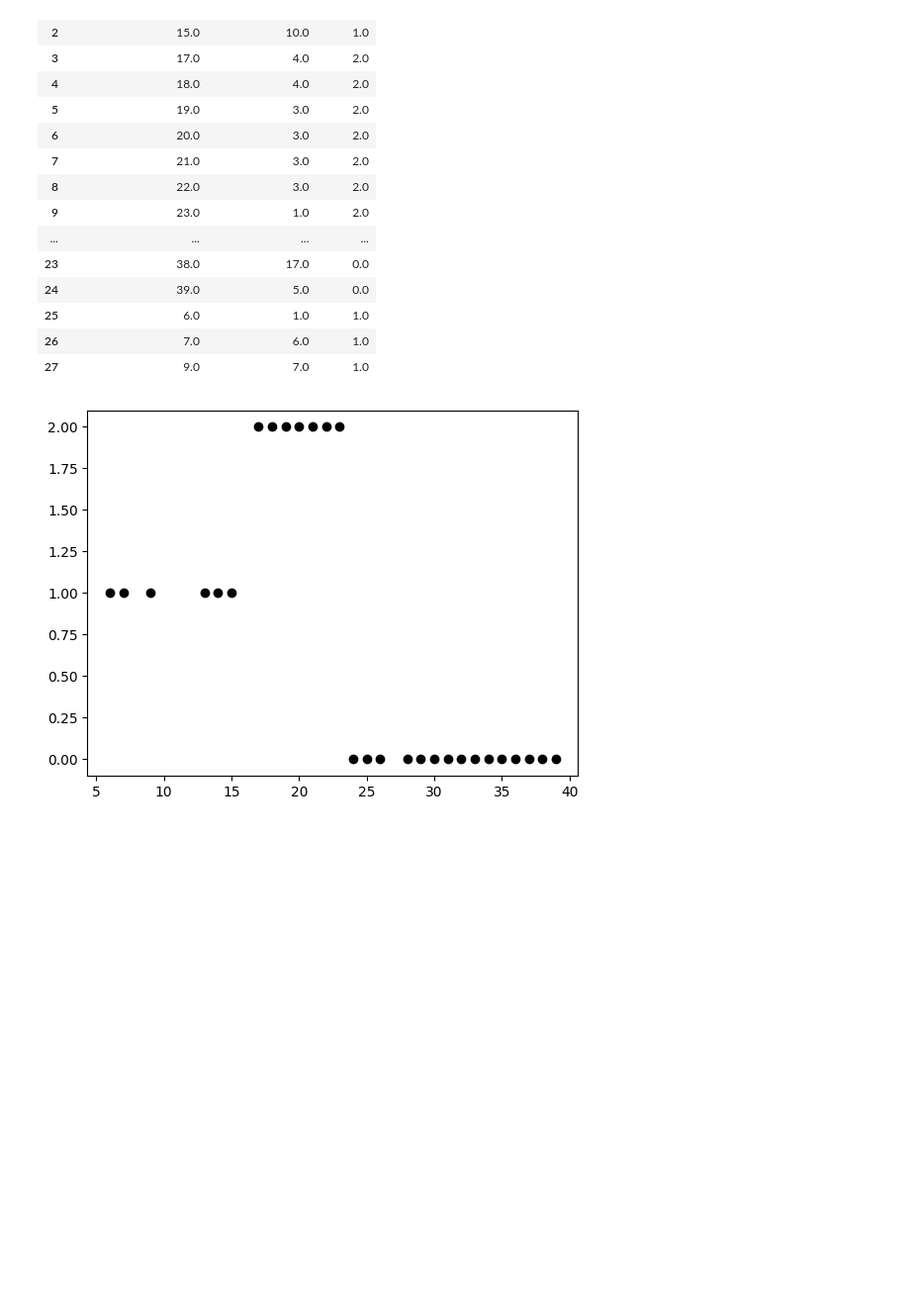
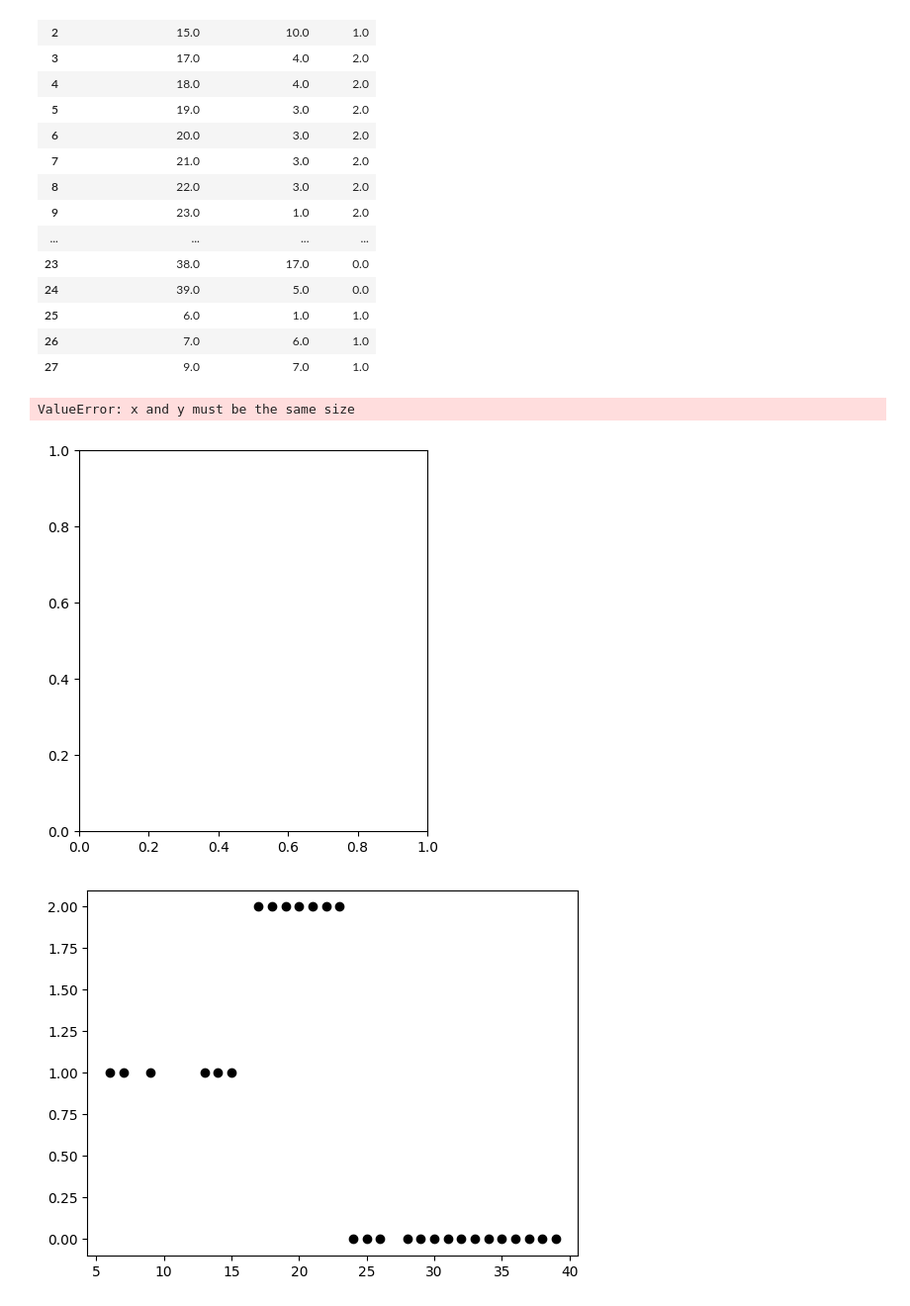
Before and after one commit to NoahGram/Johari_Venster, a Jupyter notebook: week_9/src/PR9-1.ipynb, the cells around one changed output. Shown at 99% size. Cells and saved outputs as stored; diff of their text form; code cells hidden in the pictures; blank space fills up the shorter version.

Commit message:
pr9-1  kmeans clusters

```diff
--- a/week_9/src/PR9-1.ipynb
+++ b/week_9/src/PR9-1.ipynb
@@ -208,6 +208,36 @@ Afstand van bronindex 0 tot...
 | 25 | 6.0 | 1.0 | 1.0 |
 | 26 | 7.0 | 6.0 | 1.0 |
 | 27 | 9.0 | 7.0 | 1.0 |
+# %%
+# Interclusterafstand
+for i in kmeans_centra.index:
+    for j in kmeans_centra.index:
+        if i != j:
+            diff = kmeans_centra.loc[i] - kmeans_centra.loc[j]
+            dist = np.sqrt(np.sum(diff**2))
+            print(f"Interclusterafstand tussen cluster {i} en cluster {j}: {dist}")
+
+# Intraclusterafstand
+for i in kmeans_centra.index:
+    cluster_points = df_2d[df_2d['Centrum'] == i]
+    distances = []
+    for _, point in cluster_points.iterrows():
+        diff = point[:-1] - kmeans_centra.loc[i]
+        dist = np.sqrt(np.sum(diff**2))
+        distances.append(dist)
+    avg_distance = np.mean(distances)
+    print(f"Gemiddelde intraclusterafstand voor cluster {i}: {avg_distance}")
+
+# Plot de clusters
+plt.scatter(df_2d['SALES_BRANCH_CODE'], df_2d['COUNTRY_CODE'], c = kmeans.labels_, cmap = 'rainbow')
+plt.scatter(kmeans.cluster_centers_[:, 0], kmeans.cluster_centers_[:, 1], color = 'black')
+plt.xlabel('SALES_BRANCH_CODE')
+plt.ylabel('COUNTRY_CODE')
+plt.title('KMeans Clustering')
+plt.show()
+# %% [output]
+ValueError: x and y must be the same size
+[figure, added]
 # %%
 plt.scatter(df_2d['SALES_BRANCH_CODE'], df_2d['Centrum'], color = 'k')
 plt.show()
```
Also changed, not shown: parts of 12 cells of this notebook.
